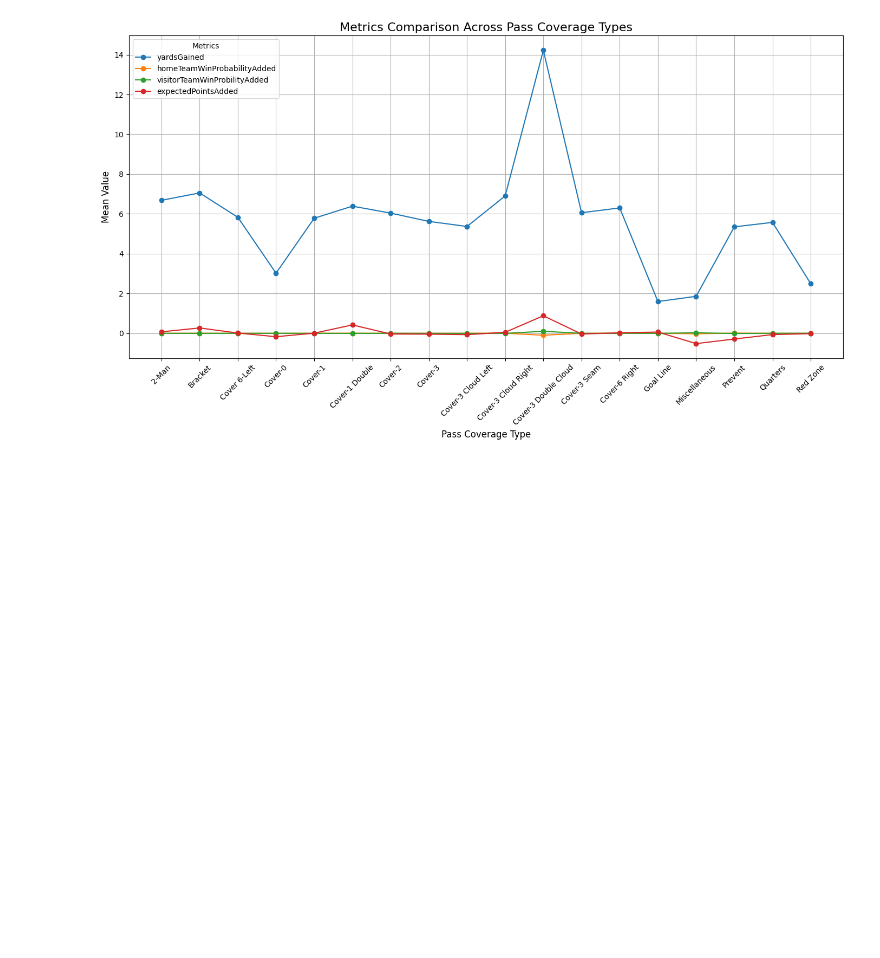
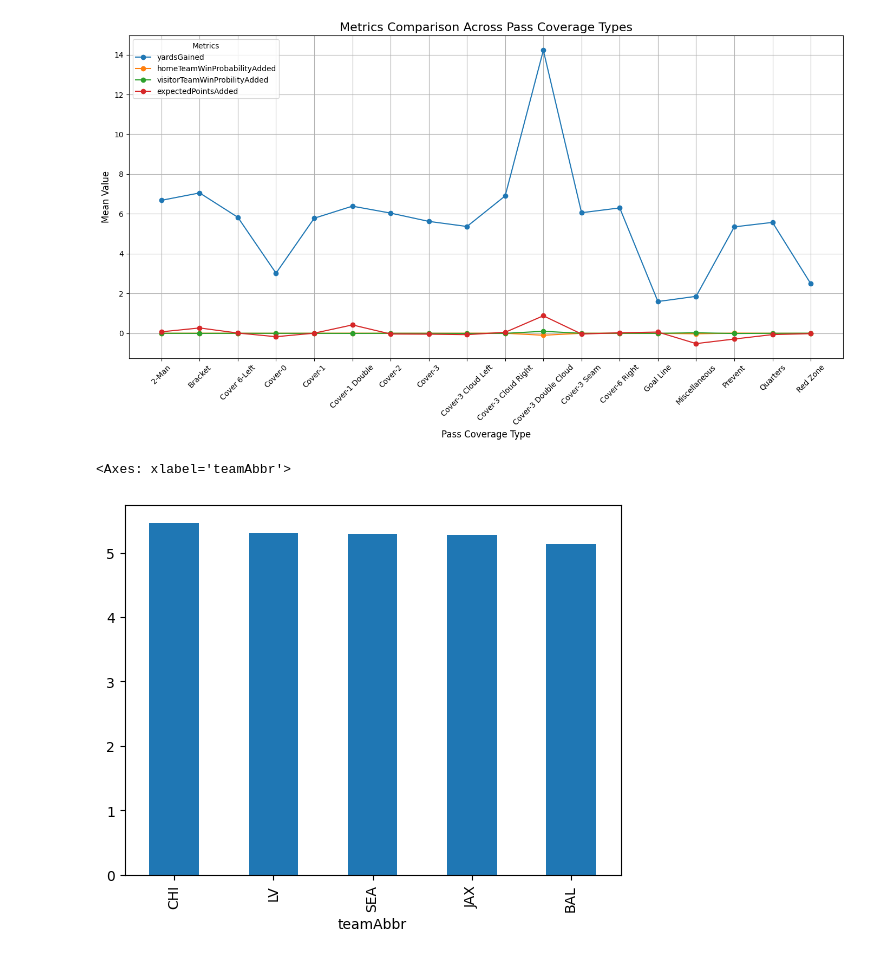
Before and after one commit to lanvu301/NFL-Big-Data-Bowl, a Jupyter notebook: script.ipynb, the cells around one changed output. Drawn from its saved outputs; the diff is of its cells as text; code cells hidden in the pictures; blank space fills up the shorter version.

```diff
--- a/script.ipynb
+++ b/script.ipynb
@@ -3,18 +3,20 @@ import pandas as pd
 import numpy as np
 # %%
 #Read the dataset
-games= pd.read_csv('/Users/lanvu/Downloads/nfl-big-data-bowl-2025/games.csv')
-player_play=pd.read_csv('/Users/lanvu/Downloads/nfl-big-data-bowl-2025/player_play.csv')
-players=pd.read_csv('/Users/lanvu/Downloads/nfl-big-data-bowl-2025/plays.csv')
-track_w1=pd.read_csv('/Users/lanvu/Downloads/nfl-big-data-bowl-2025/tracking_week_1.csv')
-track_w2=pd.read_csv('/Users/lanvu/Downloads/nfl-big-data-bowl-2025/tracking_week_2.csv')
-track_w3=pd.read_csv('/Users/lanvu/Downloads/nfl-big-data-bowl-2025/tracking_week_3.csv')
-track_w4=pd.read_csv('/Users/lanvu/Downloads/nfl-big-data-bowl-2025/tracking_week_4.csv')
-track_w5=pd.read_csv('/Users/lanvu/Downloads/nfl-big-data-bowl-2025/tracking_week_5.csv')
-track_w6=pd.read_csv('/Users/lanvu/Downloads/nfl-big-data-bowl-2025/tracking_week_6.csv')
-track_w7=pd.read_csv('/Users/lanvu/Downloads/nfl-big-data-bowl-2025/tracking_week_7.csv')
-track_w8=pd.read_csv('/Users/lanvu/Downloads/nfl-big-data-bowl-2025/tracking_week_8.csv')
-track_w9=pd.read_csv('/Users/lanvu/Downloads/nfl-big-data-bowl-2025/tracking_week_9.csv')
+
+# games= pd.read_csv('/Users/lanvu/Downloads/nfl-big-data-bowl-2025/games.csv')
+# player_play=pd.read_csv('/Users/lanvu/Downloads/nfl-big-data-bowl-2025/player_play.csv')
+# players=pd.read_csv('/Users/lanvu/Downloads/nfl-big-data-bowl-2025/players.csv')
+# plays=pd.read_csv('/Users/lanvu/Downloads/nfl-big-data-bowl-2025/plays.csv')
+# track_w1=pd.read_csv('/Users/lanvu/Downloads/nfl-big-data-bowl-2025/tracking_week_1.csv')
+# track_w2=pd.read_csv('/Users/lanvu/Downloads/nfl-big-data-bowl-2025/tracking_week_2.csv')
+# track_w3=pd.read_csv('/Users/lanvu/Downloads/nfl-big-data-bowl-2025/tracking_week_3.csv')
+# track_w4=pd.read_csv('/Users/lanvu/Downloads/nfl-big-data-bowl-2025/tracking_week_4.csv')
+# track_w5=pd.read_csv('/Users/lanvu/Downloads/nfl-big-data-bowl-2025/tracking_week_5.csv')
+# track_w6=pd.read_csv('/Users/lanvu/Downloads/nfl-big-data-bowl-2025/tracking_week_6.csv')
+# track_w7=pd.read_csv('/Users/lanvu/Downloads/nfl-big-data-bowl-2025/tracking_week_7.csv')
+# track_w8=pd.read_csv('/Users/lanvu/Downloads/nfl-big-data-bowl-2025/tracking_week_8.csv')
+# track_w9=pd.read_csv('/Users/lanvu/Downloads/nfl-big-data-bowl-2025/tracking_week_9.csv')
 # %%
 #EDA
 import matplotlib.pyplot as plt
@@ -257,3 +252,9 @@ Prevent                                  -0.009859            -0.288837
 Quarters                                  0.000407            -0.065997
 Red Zone                                  0.004242            -0.017039
 [figure]
+# %%
+player_play[player_play['hadRushAttempt']==1].groupby(['teamAbbr']).rushingYards.mean().sort_values(ascending=False)[:5]
+player_play[player_play['hadRushAttempt']==1].groupby(['teamAbbr']).rushingYards.mean().sort_values(ascending=False)[:5].plot(kind='bar')
+# %% [output]
+<Axes: xlabel='teamAbbr'>
+[figure, added]
```
Also changed, not shown: parts of 18 cells of this notebook.
